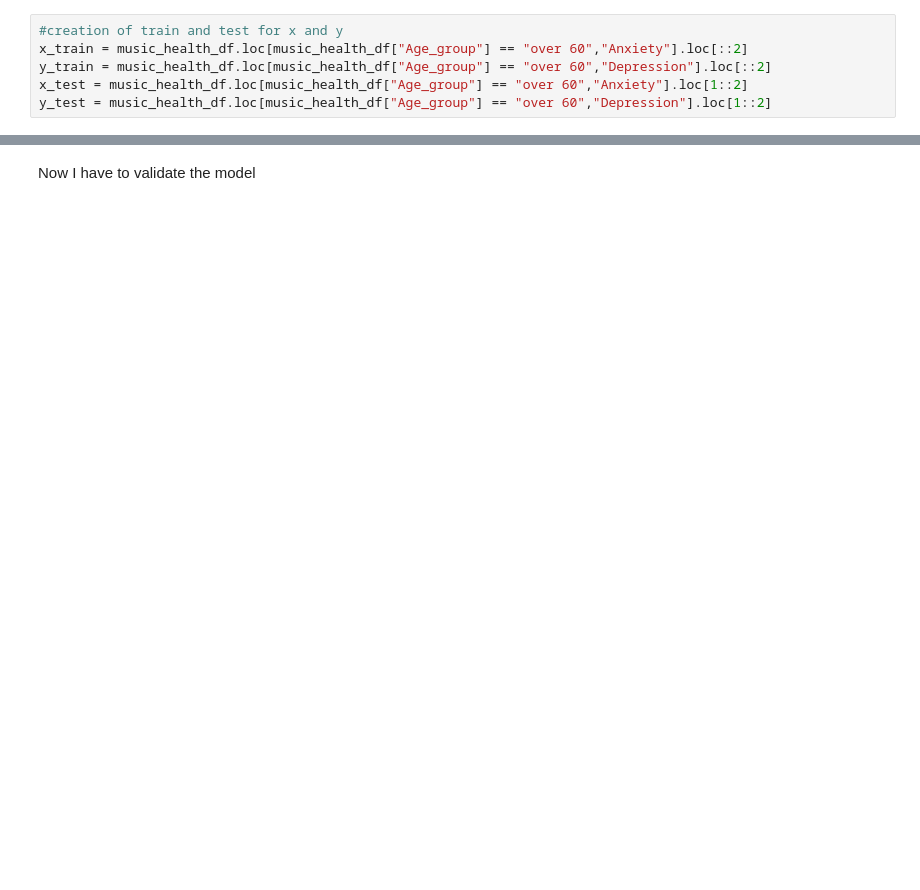
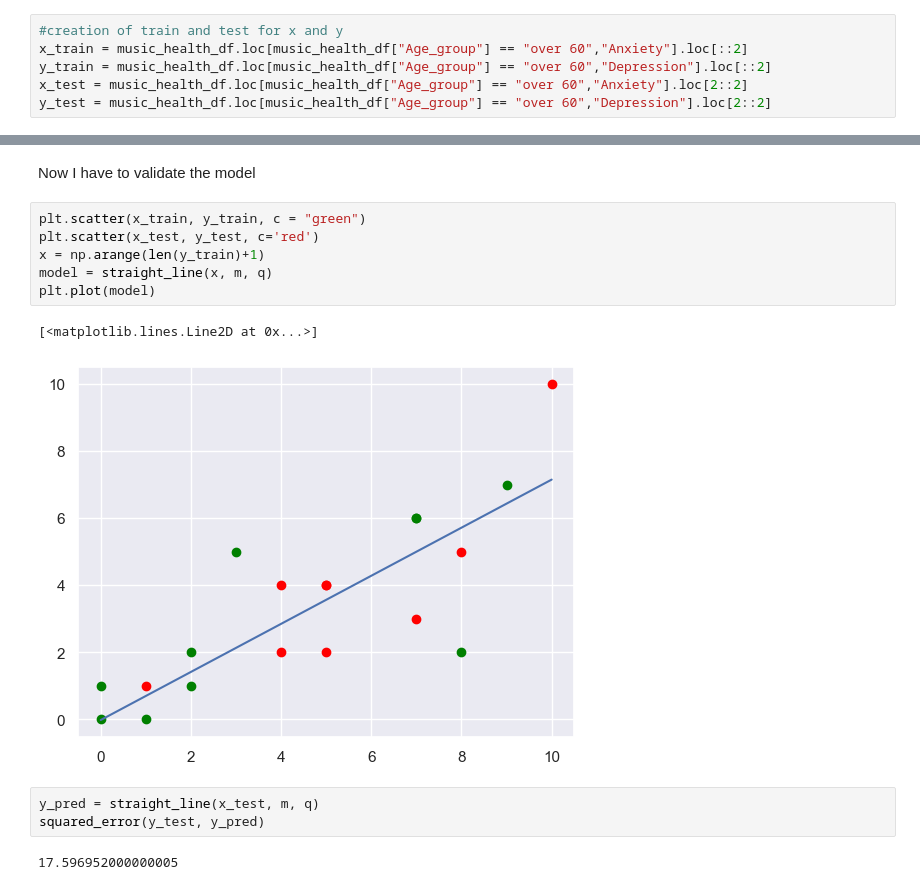
Before and after one commit to alessiasanfelici/Programming-2022-2023, a Jupyter notebook: Project_Programming (1).ipynb, the cells around one changed output, grey strips where cells are left out. Cells and saved outputs as stored; diff of their text form; blank space fills up the shorter version.

Commit message:
Linear model finished

```diff
--- a/Project_Programming (1).ipynb
+++ b/Project_Programming (1).ipynb
@@ -407,8 +407,8 @@ I investigate the linear relationship between anxiety and depression:
 #creation of train and test for x and y
 x_train = music_health_df.loc[music_health_df["Age_group"] == "over 60","Anxiety"].loc[::2]
 y_train = music_health_df.loc[music_health_df["Age_group"] == "over 60","Depression"].loc[::2]
-x_test = music_health_df.loc[music_health_df["Age_group"] == "over 60","Anxiety"].loc[1::2]
-y_test = music_health_df.loc[music_health_df["Age_group"] == "over 60","Depression"].loc[1::2]
+x_test = music_health_df.loc[music_health_df["Age_group"] == "over 60","Anxiety"].loc[2::2]
+y_test = music_health_df.loc[music_health_df["Age_group"] == "over 60","Depression"].loc[2::2]
 # %%
 def straight_line(x, m, q): #function that creates a straight line
   return (m*x)+q
@@ -454,2 +454,16 @@ m, q
 # %% [markdown]
 Now I have to validate the model
+# %%
+plt.scatter(x_train, y_train, c = "green")
+plt.scatter(x_test, y_test, c='red')
+x = np.arange(len(y_train)+1)
+model = straight_line(x, m, q)
+plt.plot(model)
+# %% [output]
+[<matplotlib.lines.Line2D at 0x...>]
+[figure, added]
+# %%
+y_pred = straight_line(x_test, m, q)
+squared_error(y_test, y_pred)
+# %% [output]
+17.596952000000005
```
Also changed, not shown: parts of 10 cells of this notebook, 1 other file.
